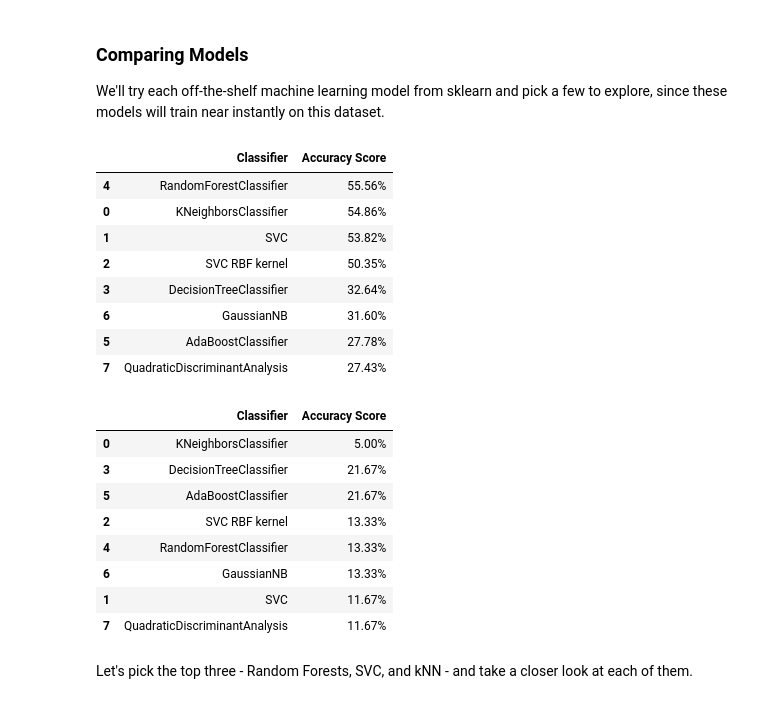
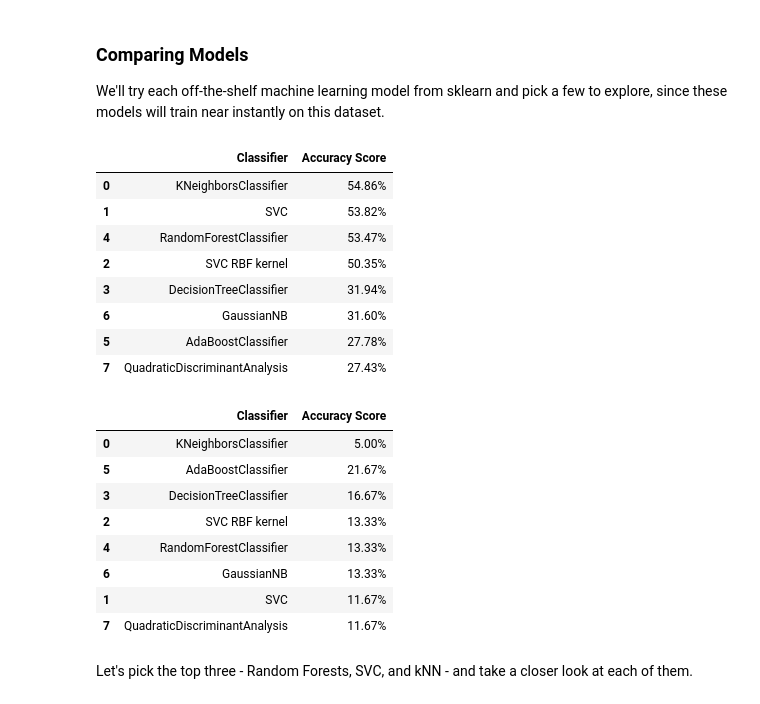
Before and after one commit to jaspergass/Week3-ClassicML, a Jupyter notebook: Week_3_MachineLearning.ipynb, the cells around one changed output. Cells and saved outputs as stored; diff of their text form; code cells hidden in the pictures.

```diff
--- a/Week_3_MachineLearning.ipynb
+++ b/Week_3_MachineLearning.ipynb
@@ -627,39 +627,39 @@ We'll try each off-the-shelf machine learning model from sklearn and pick a few
 # %%
 from sklearn.neighbors import KNeighborsClassifier
 from sklearn.svm import SVC
 from sklearn.tree import DecisionTreeClassifier
 from sklearn.ensemble import RandomForestClassifier, AdaBoostClassifier
 from sklearn.naive_bayes import GaussianNB
 from sklearn.discriminant_analysis import QuadraticDiscriminantAnalysis
 
 classification_models = [
     KNeighborsClassifier(),#(3),
     SVC(kernel='linear'),#, C=0.025),
     SVC(kernel='rbf'),
     DecisionTreeClassifier(),#max_depth=5),
     RandomForestClassifier(),#max_depth=5, n_estimators=10, max_features=1),
     AdaBoostClassifier(),
     GaussianNB(),
     QuadraticDiscriminantAnalysis()]
 
 scores = []
 for model in classification_models:
-    model.fit(X_train_minmax, y_train)
+    model.fit(X_train_scaled, y_train)
     score = model.score(X_test_scaled, y_test)
     model_name = type(model).__name__
     if model_name=='SVC' and model.kernel=='rbf': model_name+=' RBF kernel'
     scores.append((model_name,(f'{100*score:.2f}%')))
 
 # Make it pretty
 scores_df = pd.DataFrame(scores,columns=['Classifier','Accuracy Score'])
 scores_df.sort_values(by='Accuracy Score',axis=0,ascending=False)
 # %% [output]
 |  | Classifier | Accuracy Score |
-| 4 | RandomForestClassifier | 55.56% |
 | 0 | KNeighborsClassifier | 54.86% |
 | 1 | SVC | 53.82% |
+| 4 | RandomForestClassifier | 53.47% |
 | 2 | SVC RBF kernel | 50.35% |
-| 3 | DecisionTreeClassifier | 32.64% |
+| 3 | DecisionTreeClassifier | 31.94% |
 | 6 | GaussianNB | 31.60% |
 | 5 | AdaBoostClassifier | 27.78% |
 | 7 | QuadraticDiscriminantAnalysis | 27.43% |
@@ -684,7 +684,7 @@ classification_models = [
 
 scores_on_my_data= []
 for model in classification_models:
-    model.fit(X_train_minmax, y_train)
+    model.fit(X_train_scaled, y_train)
     score_on_my_data = model.score(my_data_features, my_data_emotions)
     model_name = type(model).__name__
     if model_name=='SVC' and model.kernel=='rbf': model_name+=' RBF kernel'
@@ -697,8 +697,8 @@ scores_on_my_data_df.sort_values(by='Accuracy Score',axis=0,ascending=False)
 # %% [output]
 |  | Classifier | Accuracy Score |
 | 0 | KNeighborsClassifier | 5.00% |
-| 3 | DecisionTreeClassifier | 21.67% |
 | 5 | AdaBoostClassifier | 21.67% |
+| 3 | DecisionTreeClassifier | 16.67% |
 | 2 | SVC RBF kernel | 13.33% |
 | 4 | RandomForestClassifier | 13.33% |
 | 6 | GaussianNB | 13.33% |
```
Also changed, not shown: parts of 4 cells of this notebook.
